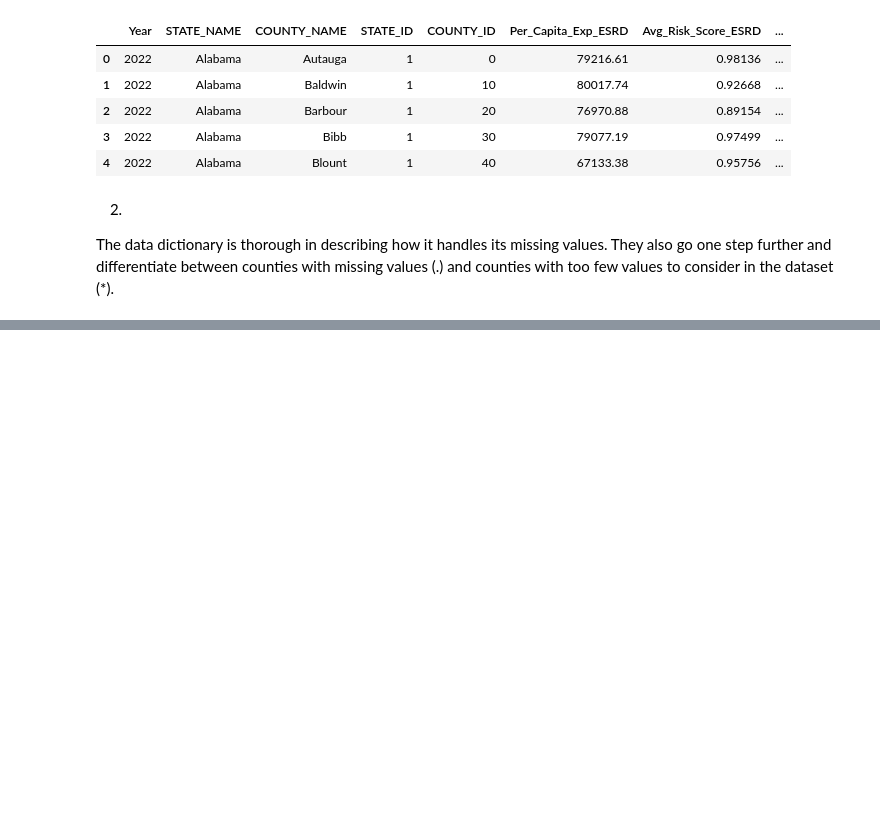
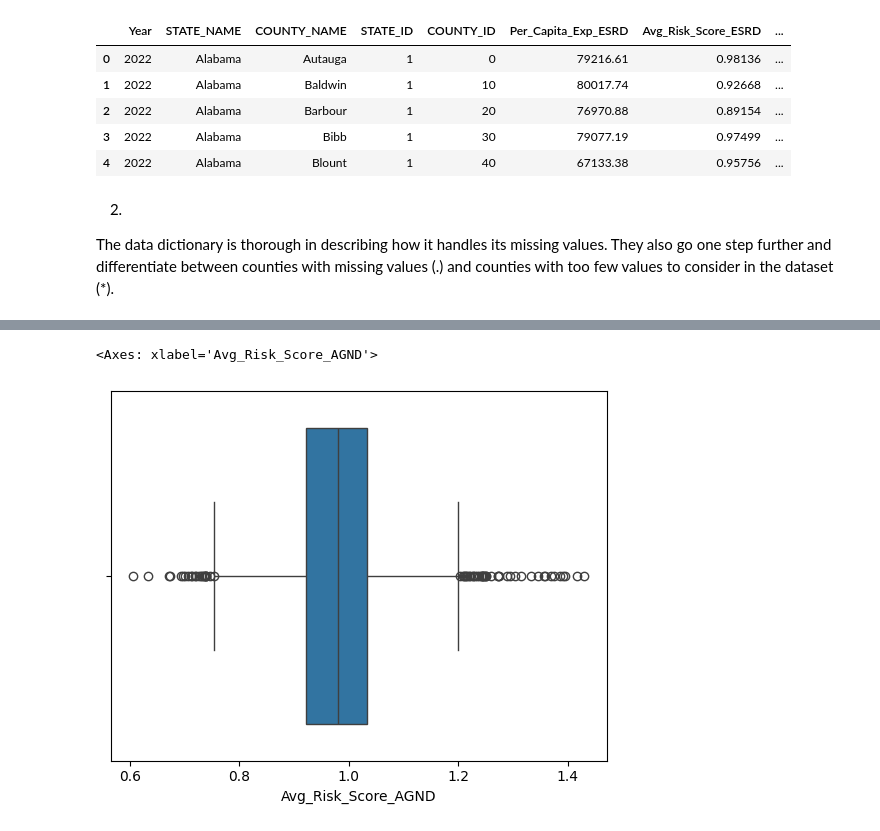
Before and after one commit to Nehach73/DS3001, a Jupyter notebook: EDA_visualization_assignment/EDA_visualization_assignment.ipynb, the cells around one changed output, grey strips where cells are left out. Saved outputs shown, nothing was run; the diff lists cells and outputs as text; code cells hidden in the pictures; blank space fills up the shorter version.

```diff
--- a/EDA_visualization_assignment/EDA_visualization_assignment.ipynb
+++ b/EDA_visualization_assignment/EDA_visualization_assignment.ipynb
@@ -226,0 +257,5 @@ The data dictionary is thorough in describing how it handles its missing values.
+# %%
+sns.boxplot(data = df,x = 'Avg_Risk_Score_AGND')
+# %% [output]
+<Axes: xlabel='Avg_Risk_Score_AGND'>
+[figure, added]
```
Also changed, not shown: parts of 14 cells of this notebook.
